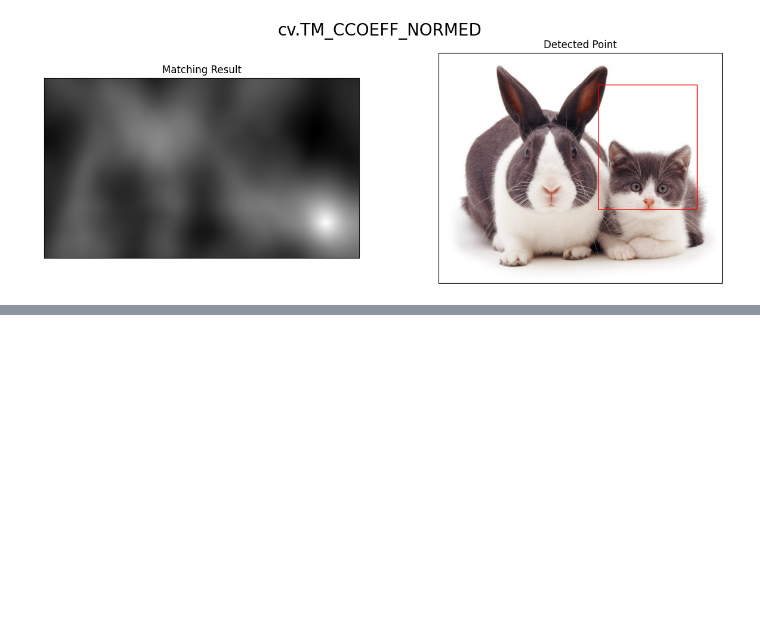
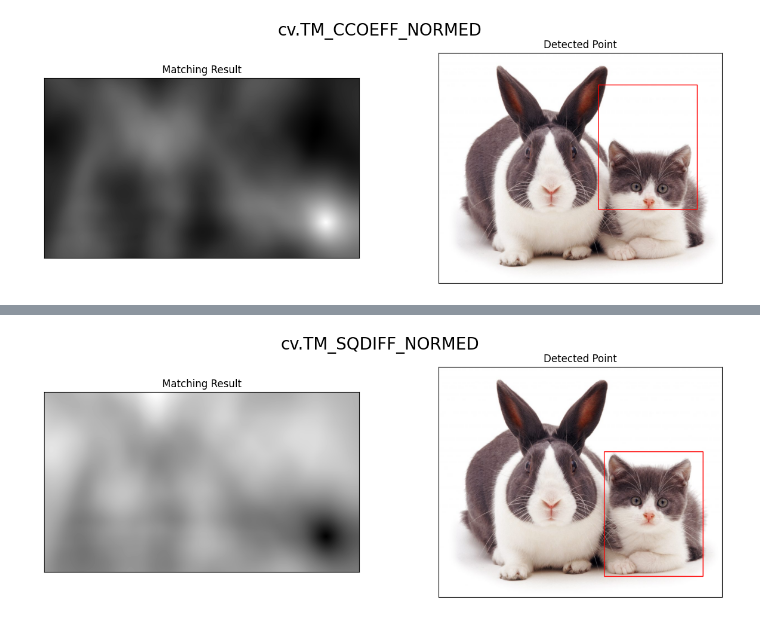
Before and after one commit to ryuuunothuman/PCVK_Ganjil_2024, a Jupyter notebook: Week11.ipynb, the cells around one changed output, grey strips where cells are left out. Drawn from its saved outputs; the diff is of its cells as text; code cells hidden in the pictures; blank space fills up the shorter version.

```diff
--- a/Week11.ipynb
+++ b/Week11.ipynb
@@ -52,0 +68,5 @@ template_matching(image.copy(), template.copy(), cv.TM_CCOEFF_NORMED,"cv.TM_CCOE
+# %%
+# TM_SQDIFF_NORMED
+template_matching(image.copy(), template.copy(), cv.TM_SQDIFF_NORMED,"cv.TM_SQDIFF_NORMED")
+# %% [output]
+[figure, added]
```
Also changed, not shown: parts of 6 cells of this notebook.
